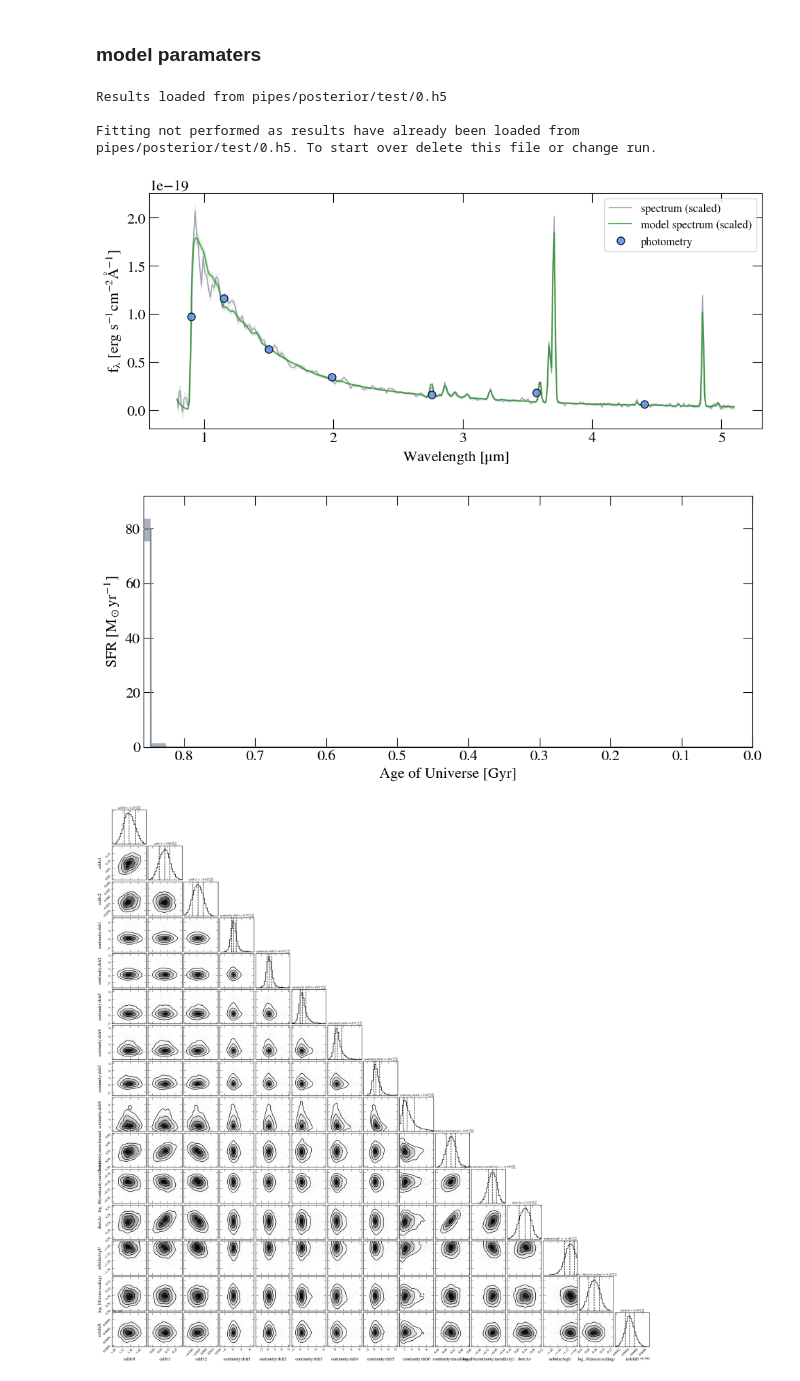
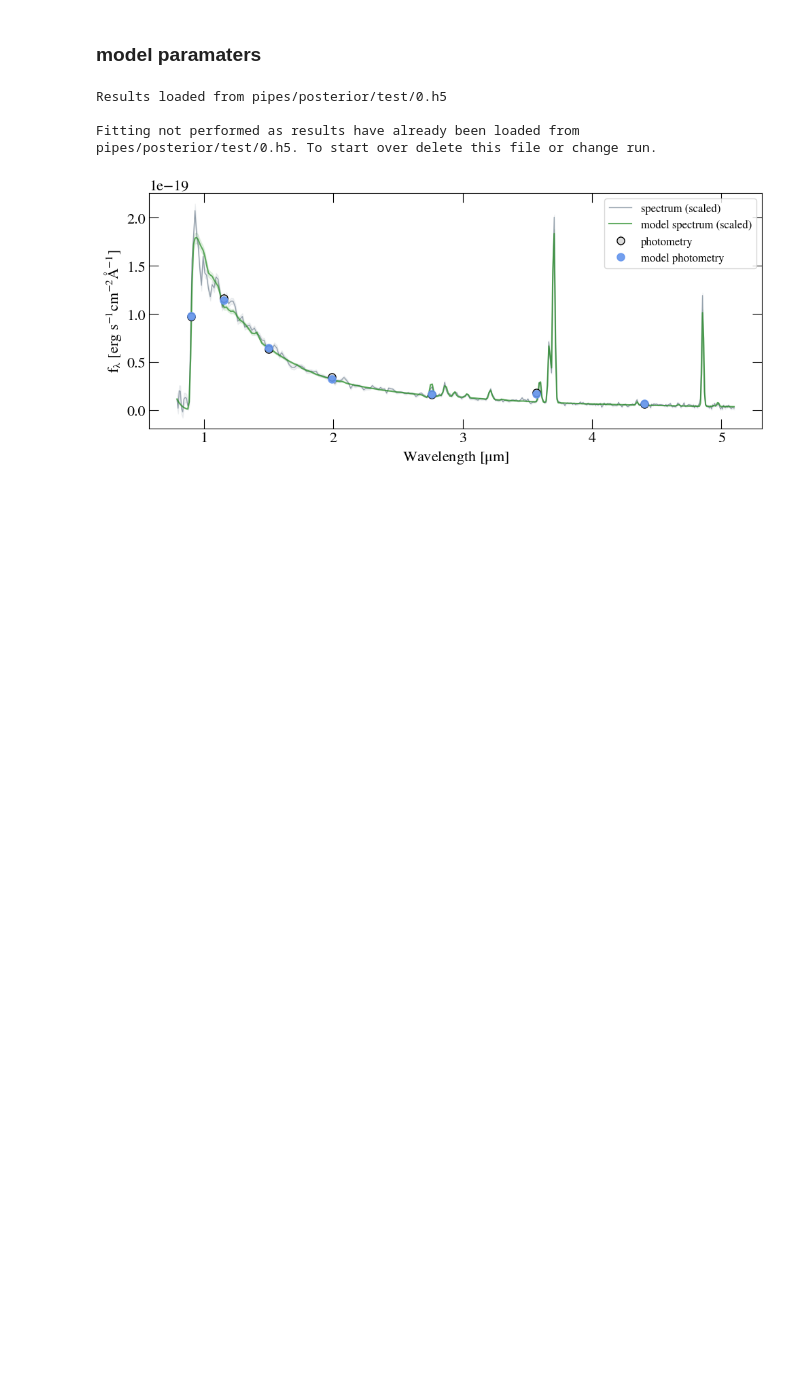
Before and after one commit to RashmiGot/dja-pipes, a Jupyter notebook: dja-pipes/notebooks/run_pipes_on_dja_spec.ipynb, the cells around one changed output. Saved outputs shown, nothing was run; the diff lists cells and outputs as text; code cells hidden in the pictures; blank space fills up the shorter version.

Commit message:
added model photometry to plotting function

```diff
--- a/dja-pipes/notebooks/run_pipes_on_dja_spec.ipynb
+++ b/dja-pipes/notebooks/run_pipes_on_dja_spec.ipynb
@@ -240,13 +240,13 @@ Fitting not performed as results have already been loaded from pipes/posterior/t
 # %%
 # plotting fitted model and star-formation history
 
 fig = p_plot.plot_fitted_spectrum(fit, f_lam=True)
-fig = p_plot.plot_fitted_sfh(fit)
-fig = fit.plot_corner(save=False, show=True)
+# fig = p_plot.plot_fitted_sfh(fit)
+# fig = fit.plot_corner(save=False, show=True)
+
+# fit.plot_spectrum_posterior(save=False, show=True)
 # %% [output]
-[figure, old version]
+[figure, new version]
-[figure, removed]
-[figure, removed]
 # %%
 # table of posterior fitted quantities
 
```
Also changed, not shown: parts of 3 cells of this notebook, 1 other file.
